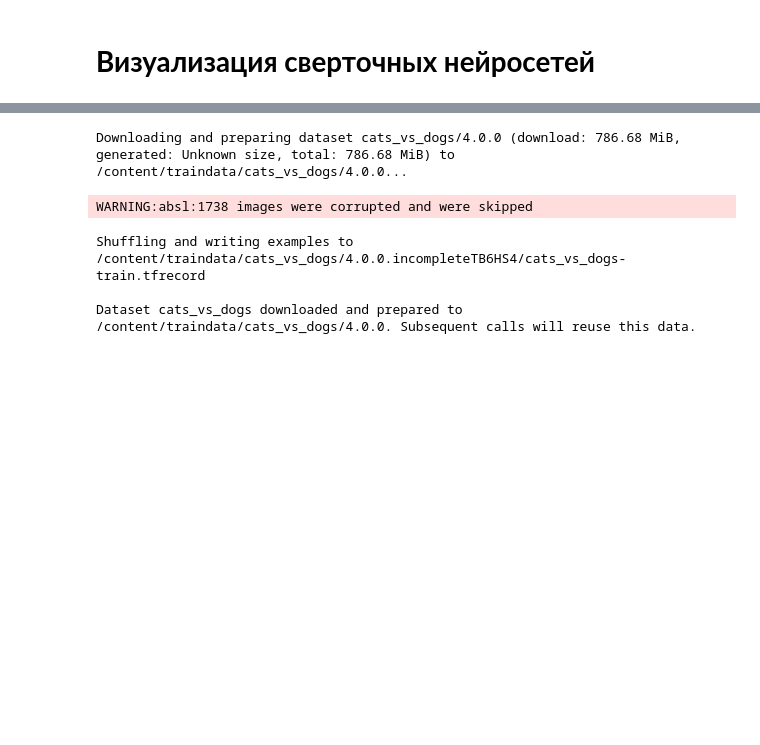
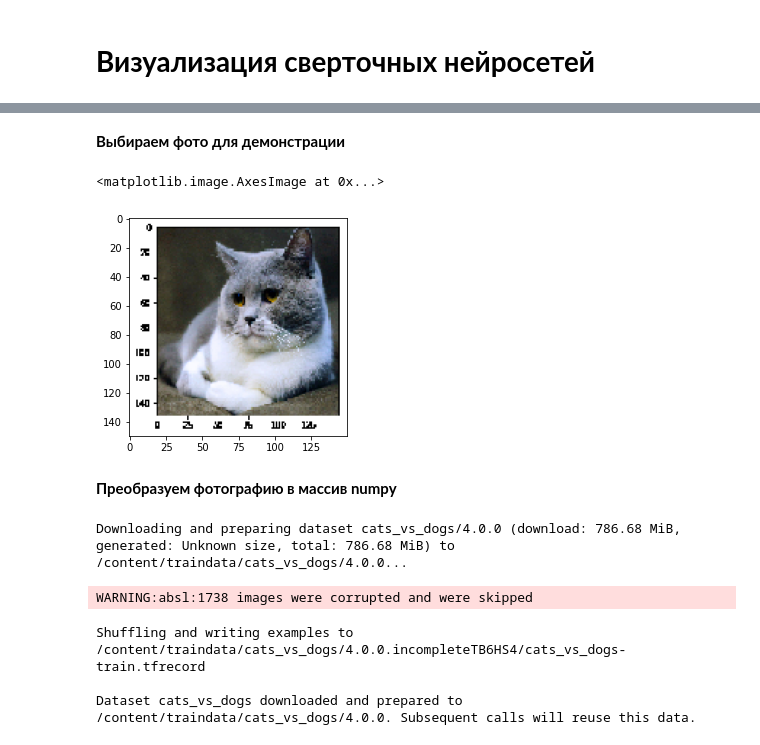
Before and after one commit to vasiliyeskin/MachineLearningExperiences, a Jupyter notebook: transfer_learning/cats_and_dogs_vgg16_visualisationOfCNN.ipynb, the cells around one changed output, grey strips where cells are left out. Saved outputs shown, nothing was run; the diff lists cells and outputs as text; code cells hidden in the pictures; blank space fills up the shorter version.

```diff
--- a/transfer_learning/cats_and_dogs_vgg16_visualisationOfCNN.ipynb
+++ b/transfer_learning/cats_and_dogs_vgg16_visualisationOfCNN.ipynb
@@ -18,2 +16,13 @@ ImportError: ignored
 # %%
 !wget https://github.com/vasiliyeskin/MachineLearningExperiences/raw/master/transfer_learning/cat.jpg -O cat.jpg
+# %% [markdown]
+**Выбираем фото для демонстрации**
+# %%
+image_file_name = 'cat.jpg'
+img = image.load_img(image_file_name, target_size=(150, 150))
+plt.imshow(img)
+# %% [output]
+<matplotlib.image.AxesImage at 0x...>
+[figure, added]
+# %% [markdown]
+**Преобразуем фотографию в массив numpy**
```
Also changed, not shown: parts of 2 cells of this notebook.
